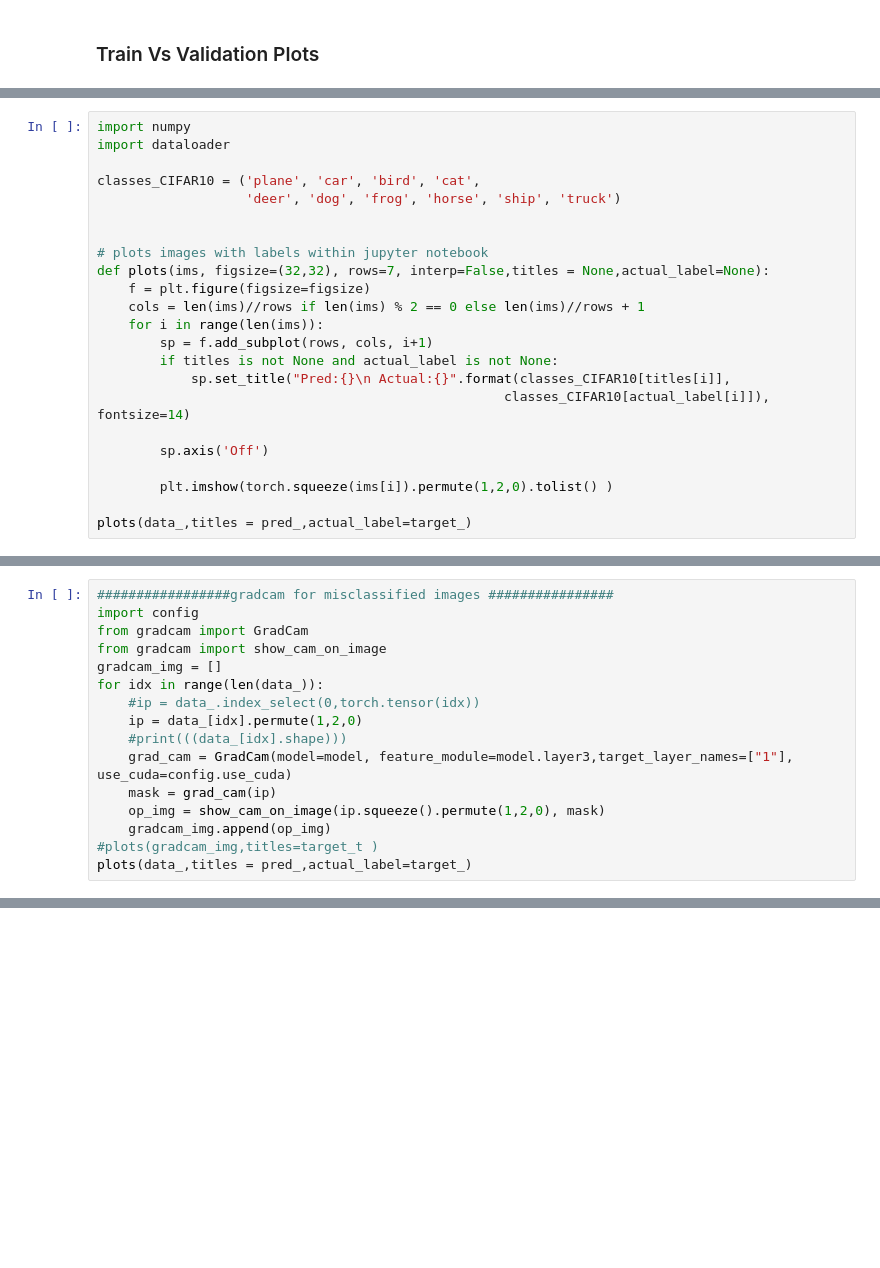
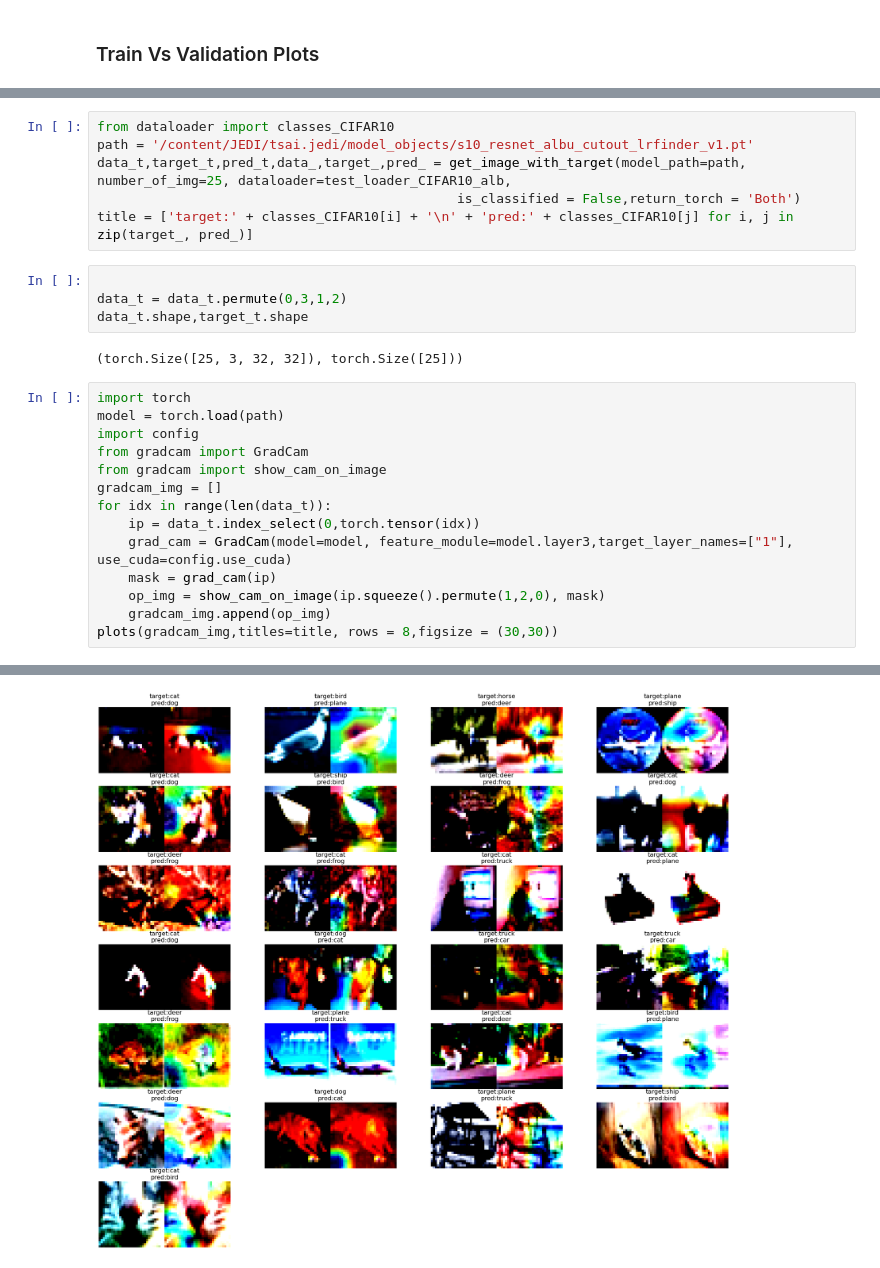
Before and after one commit to theschoolof-ai/JEDI, a Jupyter notebook: S10/S10.ipynb, the cells around one changed output, grey strips where cells are left out. Drawn from its saved outputs; the diff is of its cells as text; blank space fills up the shorter version.

Commit message:
fixed gradcam

```diff
--- a/S10/S10.ipynb
+++ b/S10/S10.ipynb
@@ -247,23 +214,0 @@ for data, target in test_loader_CIFAR10_alb:
-# %%
-import numpy
-import dataloader
-
-classes_CIFAR10 = ('plane', 'car', 'bird', 'cat',
-                   'deer', 'dog', 'frog', 'horse', 'ship', 'truck')
-
-
-# plots images with labels within jupyter notebook
-def plots(ims, figsize=(32,32), rows=7, interp=False,titles = None,actual_label=None):
-    f = plt.figure(figsize=figsize)
-    cols = len(ims)//rows if len(ims) % 2 == 0 else len(ims)//rows + 1
-    for i in range(len(ims)):
-        sp = f.add_subplot(rows, cols, i+1)
-        if titles is not None and actual_label is not None:
-            sp.set_title("Pred:{}\n Actual:{}".format(classes_CIFAR10[titles[i]],
-                                                    classes_CIFAR10[actual_label[i]]), fontsize=14)
-
-        sp.axis('Off')
-
-        plt.imshow(torch.squeeze(ims[i]).permute(1,2,0).tolist() )
-
-plots(data_,titles = pred_,actual_label=target_)
@@ -289,17 +215,27 @@ Clipping input data to the valid range for imshow with RGB data ([0..1] for floa
+# %%
+from dataloader import classes_CIFAR10
+path = '/content/JEDI/tsai.jedi/model_objects/s10_resnet_albu_cutout_lrfinder_v1.pt'
+data_t,target_t,pred_t,data_,target_,pred_ = get_image_with_target(model_path=path, number_of_img=25, dataloader=test_loader_CIFAR10_alb,
+                                              is_classified = False,return_torch = 'Both')
+title = ['target:' + classes_CIFAR10[i] + '\n' + 'pred:' + classes_CIFAR10[j] for i, j in zip(target_, pred_)]
+# %%
+
+data_t = data_t.permute(0,3,1,2)
+data_t.shape,target_t.shape
+# %% [output]
+(torch.Size([25, 3, 32, 32]), torch.Size([25]))
 # %%
-#################gradcam for misclassified images ################
+import torch
+model = torch.load(path)
 import config
 from gradcam import GradCam
 from gradcam import show_cam_on_image
 gradcam_img = []
-for idx in range(len(data_)):
-    #ip = data_.index_select(0,torch.tensor(idx))
-    ip = data_[idx].permute(1,2,0)
-    #print(((data_[idx].shape)))
+for idx in range(len(data_t)):
+    ip = data_t.index_select(0,torch.tensor(idx))
     grad_cam = GradCam(model=model, feature_module=model.layer3,target_layer_names=["1"], use_cuda=config.use_cuda)
     mask = grad_cam(ip)
     op_img = show_cam_on_image(ip.squeeze().permute(1,2,0), mask)
     gradcam_img.append(op_img)
-#plots(gradcam_img,titles=target_t )
-plots(data_,titles = pred_,actual_label=target_)
+plots(gradcam_img,titles=title, rows = 8,figsize = (30,30))
 # %% [output]
@@ -306,0 +259 @@ RuntimeError: ignored
+[figure, added]
```
Also changed, not shown: parts of 10 cells of this notebook, 2 other files.
